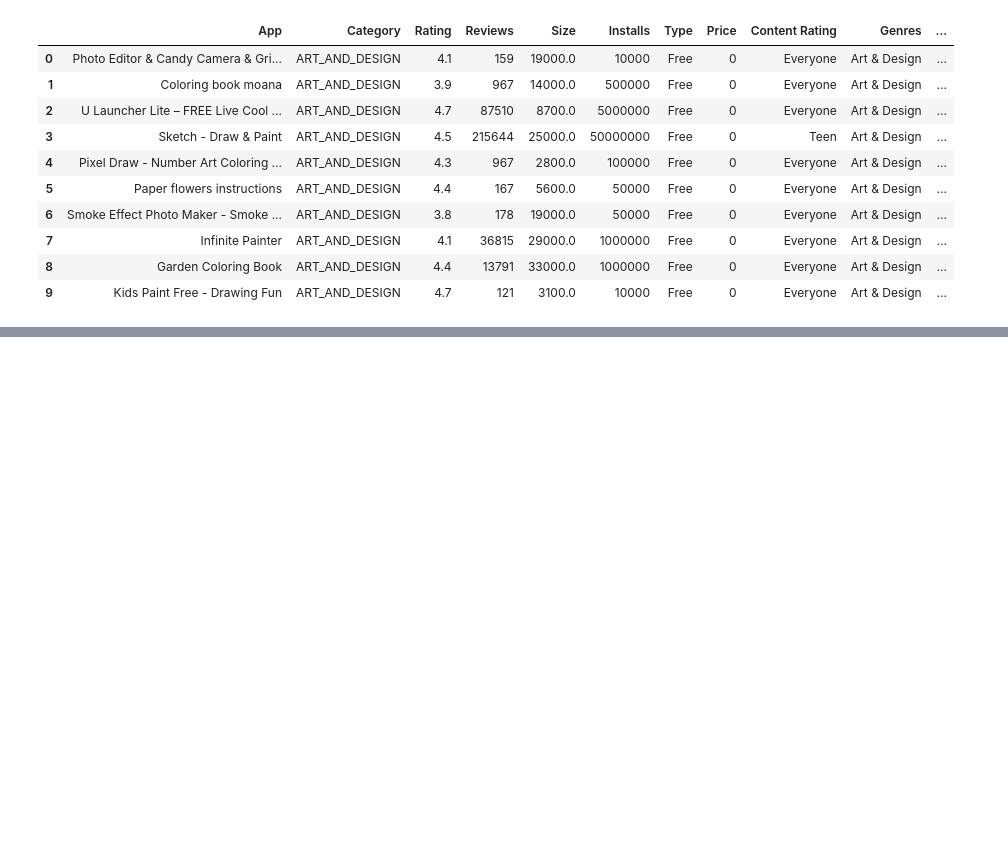
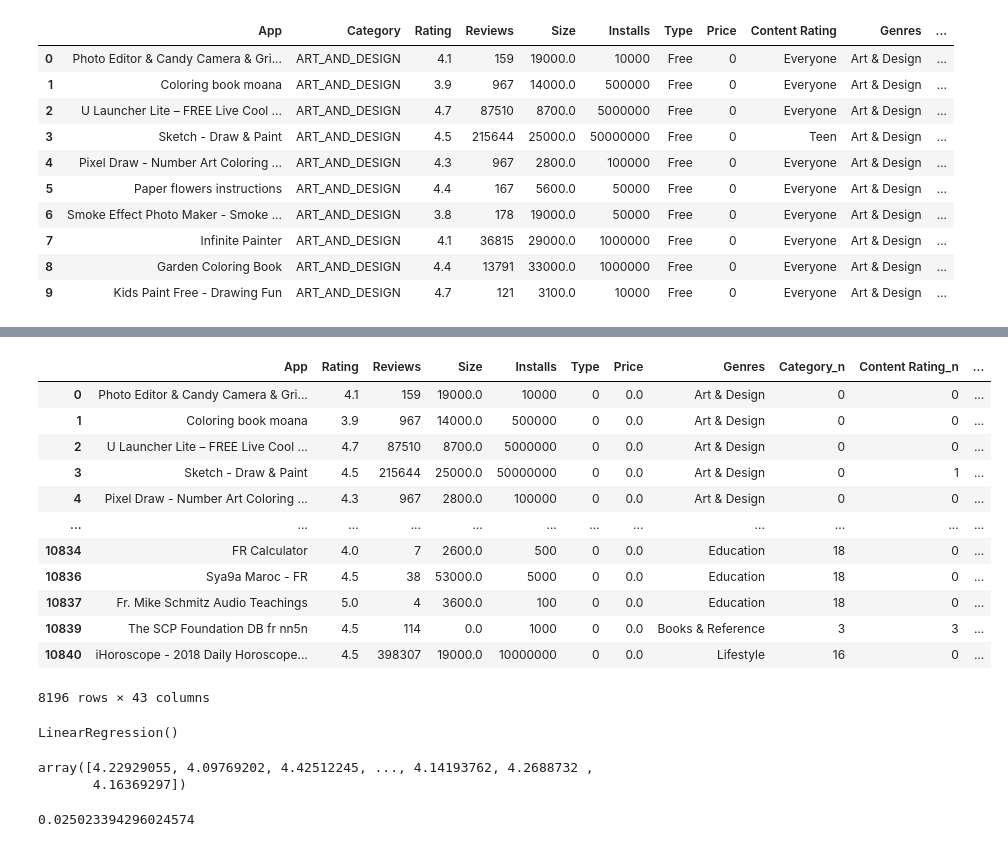
Before and after one commit to Sharat005/GooglePlaystoreAnalysis, a Jupyter notebook: PlaystoreAnalysis.ipynb, the cells around one changed output, grey strips where cells are left out. Saved outputs shown, nothing was run; the diff lists cells and outputs as text; code cells hidden in the pictures; blank space fills up the shorter version.

Commit message:
regression

```diff
--- a/PlaystoreAnalysis.ipynb
+++ b/PlaystoreAnalysis.ipynb
@@ -330,0 +364,18 @@ memory usage: 1.0+ MB
+# %%
+new_data = pd.get_dummies(data, columns=['Category'])
+# %%
+new_data
+# %% [output]
+|  | App | Rating | Reviews | Size | Installs | Type | Price | Genres | Category_n | Content Rating_n | ... |
+| 0 | Photo Editor & Candy Camera & Gri... | 4.1 | 159 | 19000.0 | 10000 | 0 | 0.0 | Art & Design | 0 | 0 | ... |
+| 1 | Coloring book moana | 3.9 | 967 | 14000.0 | 500000 | 0 | 0.0 | Art & Design | 0 | 0 | ... |
+| 2 | U Launcher Lite – FREE Live Cool ... | 4.7 | 87510 | 8700.0 | 5000000 | 0 | 0.0 | Art & Design | 0 | 0 | ... |
+| 3 | Sketch - Draw & Paint | 4.5 | 215644 | 25000.0 | 50000000 | 0 | 0.0 | Art & Design | 0 | 1 | ... |
+| 4 | Pixel Draw - Number Art Coloring ... | 4.3 | 967 | 2800.0 | 100000 | 0 | 0.0 | Art & Design | 0 | 0 | ... |
+| ... | ... | ... | ... | ... | ... | ... | ... | ... | ... | ... | ... |
+| 10834 | FR Calculator | 4.0 | 7 | 2600.0 | 500 | 0 | 0.0 | Education | 18 | 0 | ... |
+| 10836 | Sya9a Maroc - FR | 4.5 | 38 | 53000.0 | 5000 | 0 | 0.0 | Education | 18 | 0 | ... |
+| 10837 | Fr. Mike Schmitz Audio Teachings | 5.0 | 4 | 3600.0 | 100 | 0 | 0.0 | Education | 18 | 0 | ... |
+| 10839 | The SCP Foundation DB fr nn5n | 4.5 | 114 | 0.0 | 1000 | 0 | 0.0 | Books & Reference | 3 | 3 | ... |
+| 10840 | iHoroscope - 2018 Daily Horoscope... | 4.5 | 398307 | 19000.0 | 10000000 | 0 | 0.0 | Lifestyle | 16 | 0 | ... |
+8196 rows × 43 columns
@@ -330,0 +392,17 @@ memory usage: 1.0+ MB
+# %%
+model = linear_model.LinearRegression()
+model.fit(x_train_scaled,y_train)
+# %% [output]
+LinearRegression()
+# %%
+Results = model.predict(x_test_scaled)
+Results
+# %% [output]
+array([4.22929055, 4.09769202, 4.42512245, ..., 4.14193762, 4.2688732 ,
+       4.16369297])
+# %%
+corr_coef = np.corrcoef(Results, y_test)[1,0]
+R_squared = (corr_coef)**2
+print(R_squared)
+# %% [output]
+0.025023394296024574
```
Also changed, not shown: parts of 10 cells of this notebook.
